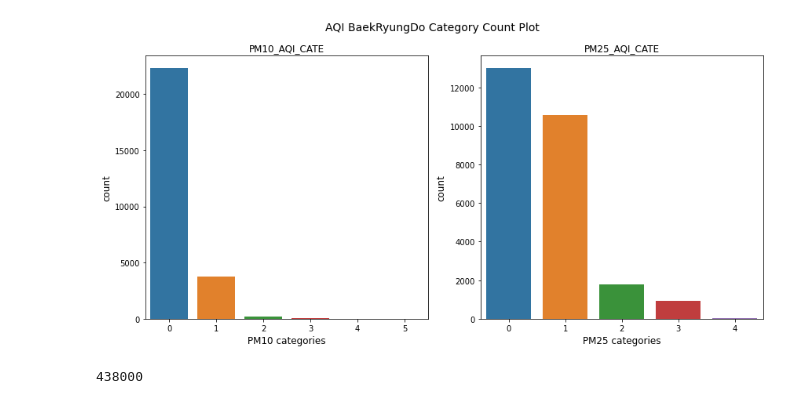
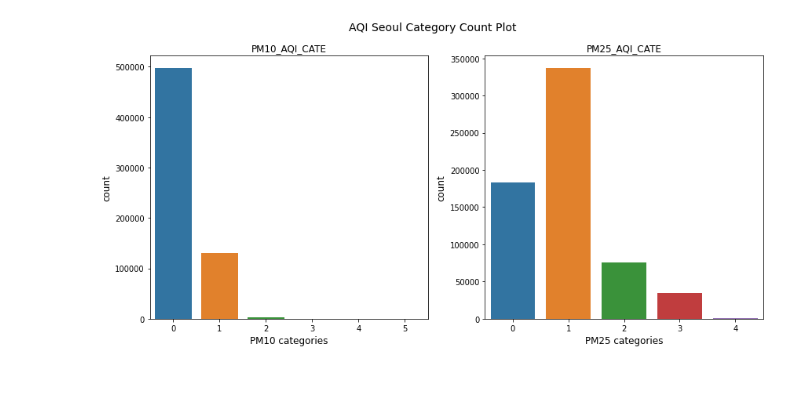
Before and after one commit to simonjisu/airpollution, a Jupyter notebook: 02_EDA & modeling.ipynb, the cells around one changed output. Saved outputs shown, nothing was run; the diff lists cells and outputs as text; code cells hidden in the pictures.

```diff
--- a/02_EDA & modeling.ipynb
+++ b/02_EDA & modeling.ipynb
@@ -88,12 +109,0 @@ df_airq_baek["PM25_AQI_CATE"] = df_airq_baek["PM25_AQI"].apply(get_aqi_cate)
-# %%
-fig, axes = plt.subplots(1, 2, figsize=(12, 6))
-for ax, x in zip(axes.flatten(), ["PM10_AQI_CATE", "PM25_AQI_CATE"]):
-    sns.countplot(x=x, data=df_airq, ax=ax)
-    ax.set_title(f"{x}", fontsize=12)
-    ax.set_xlabel(f"{x.split('_')[0]} categories", fontsize=12)
-    ax.set_ylabel("count", fontsize=12)
-fig.suptitle("AQI Seoul Category Count Plot", fontsize=14)
-plt.tight_layout()
-plt.show()
-
-fig.savefig("AQI Seoul Category Count Plot.png")
@@ -102,14 +109,0 @@ fig.savefig("AQI Seoul Category Count Plot.png")
-# %%
-fig, axes = plt.subplots(1, 2, figsize=(12, 6))
-for ax, x in zip(axes.flatten(), ["PM10_AQI_CATE", "PM25_AQI_CATE"]):
-    sns.countplot(x=x, data=df_airq_baek, ax=ax)
-    ax.set_title(f"{x}", fontsize=12)
-    ax.set_xlabel(f"{x.split('_')[0]} categories", fontsize=12)
-    ax.set_ylabel("count", fontsize=12)
-fig.suptitle("AQI BaekRyungDo Category Count Plot", fontsize=14)
-plt.tight_layout()
-plt.show()
-
-fig.savefig("AQI BaekRyungDo Category Count Plot.png")
-# %% [output]
-[figure, removed]
@@ -138,4 +110,19 @@ T = len(df_train)
-# %%
-X_idx, y_idx = sliding_window(T: int, window_size: int, time_lag: int)
-# %% [output]
-438000
+# %%
+df_seoul["PM10_AQI_CATE"] = df_seoul["PM10_AQI"].apply(get_aqi_cate)
+df_seoul["PM25_AQI_CATE"] = df_seoul["PM25_AQI"].apply(get_aqi_cate)
+df_baek["PM10_AQI_CATE"] = df_baek["PM10_AQI"].apply(get_aqi_cate)
+df_baek["PM25_AQI_CATE"] = df_baek["PM25_AQI"].apply(get_aqi_cate)
+# %%
+fig, axes = plt.subplots(1, 2, figsize=(12, 6))
+for ax, x in zip(axes.flatten(), ["PM10_AQI_CATE", "PM25_AQI_CATE"]):
+    sns.countplot(x=x, data=df_seoul, ax=ax)
+    ax.set_title(f"{x}", fontsize=12)
+    ax.set_xlabel(f"{x.split('_')[0]} categories", fontsize=12)
+    ax.set_ylabel("count", fontsize=12)
+fig.suptitle("AQI Seoul Category Count Plot", fontsize=14)
+plt.tight_layout()
+plt.show()
+
+fig.savefig("AQI Seoul Category Count Plot.png")
+# %% [output]
+[figure, added]
```
Also changed, not shown: parts of 60 cells of this notebook, 19 other files.
